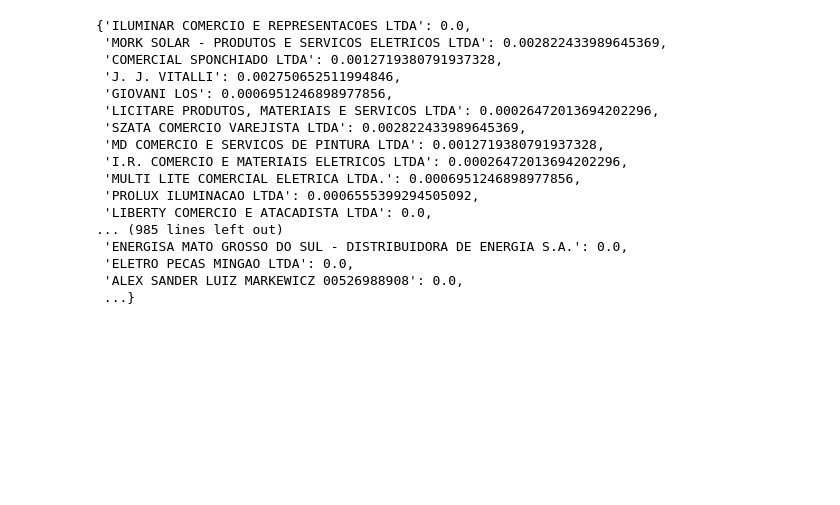
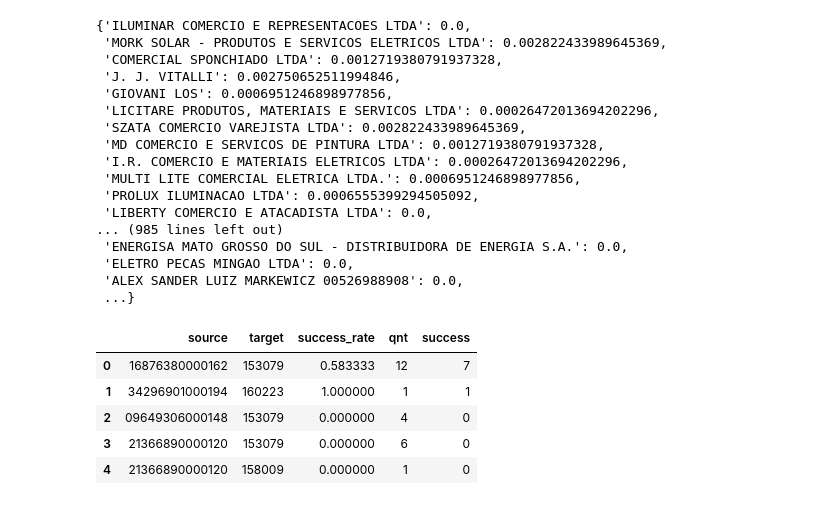
Before and after one commit to rwc2408/CienciadasRedes, a Jupyter notebook: APS/Validações.ipynb, the cells around one changed output. Drawn from its saved outputs; the diff is of its cells as text; code cells hidden in the pictures; blank space fills up the shorter version.

```diff
--- a/APS/Validações.ipynb
+++ b/APS/Validações.ipynb
@@ -342,0 +370,9 @@ G = bipartite.projected_graph(B, ["a", "b"], multigraph=True)
+# %%
+out.head()
+# %% [output]
+|  | source | target | success_rate | qnt | success |
+| 0 | 16876380000162 | 153079 | 0.583333 | 12 | 7 |
+| 1 | 34296901000194 | 160223 | 1.000000 | 1 | 1 |
+| 2 | 09649306000148 | 153079 | 0.000000 | 4 | 0 |
+| 3 | 21366890000120 | 153079 | 0.000000 | 6 | 0 |
+| 4 | 21366890000120 | 158009 | 0.000000 | 1 | 0 |
```
Also changed, not shown: parts of 21 cells of this notebook.
